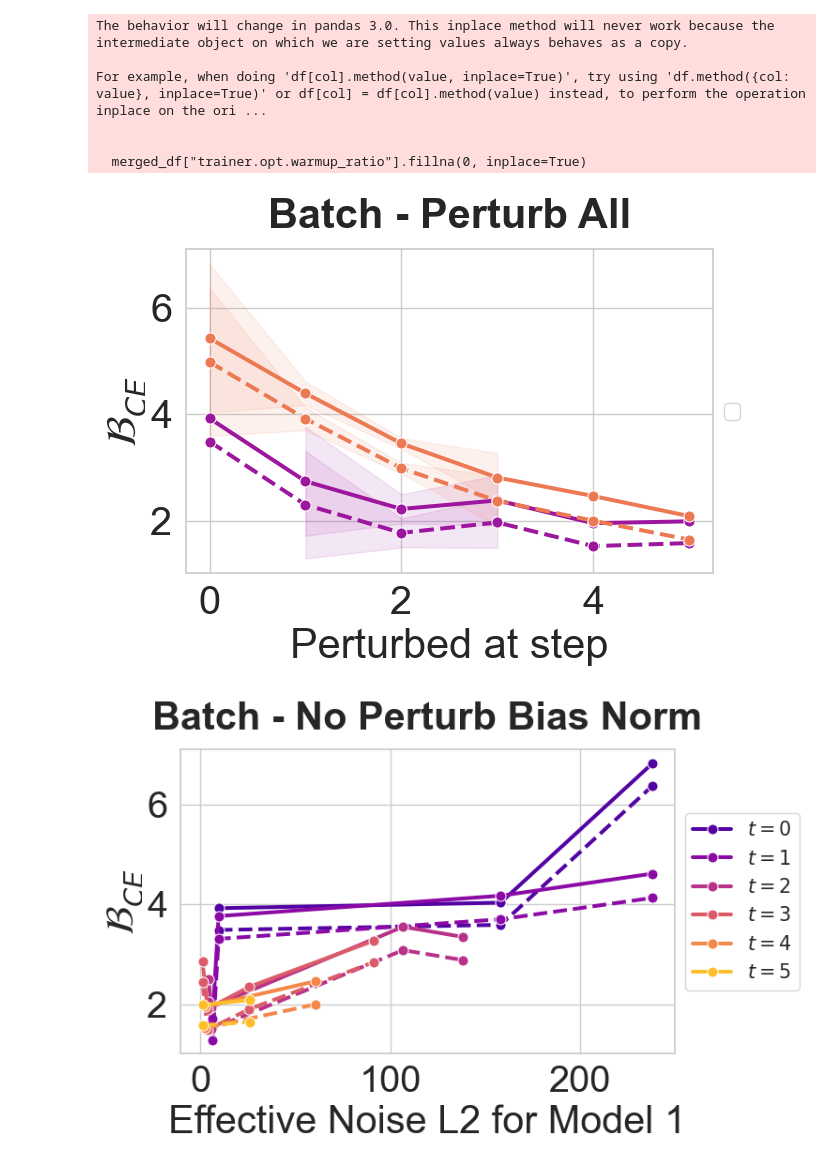
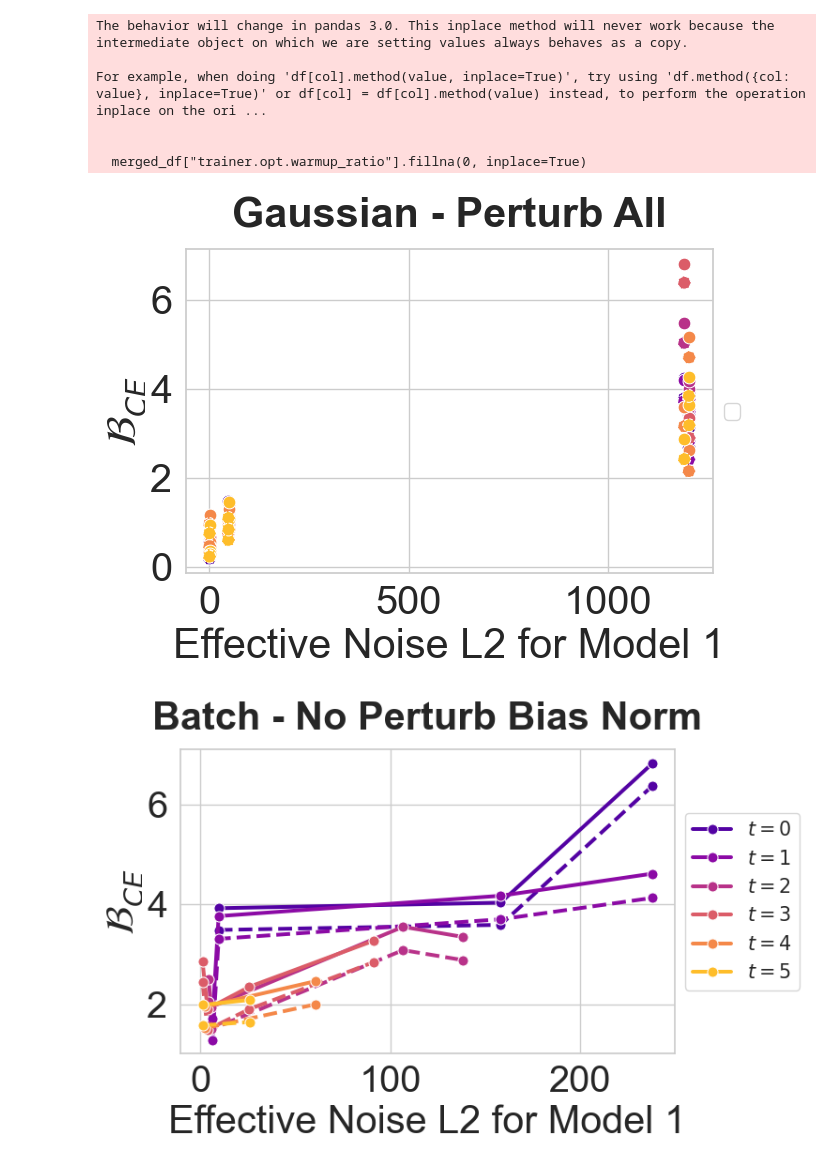
Before and after one commit to gsaltintas/lmc, a Jupyter notebook: notebooks/butterfly-plots.ipynb, the cells around one changed output. Drawn from its saved outputs; the diff is of its cells as text; code cells hidden in the pictures.

```diff
--- a/notebooks/butterfly-plots.ipynb
+++ b/notebooks/butterfly-plots.ipynb
@@ -81,7 +81,7 @@ filters = {
 grad_runs = api.runs(project,
                       filters=filters
                     )
-grad_runs = [run for run in grad_runs if len(run.config.get("dont_perturb_module_patterns", [])) > 0]
-# grad_runs = [run for run in grad_runs if len(run.config.get("dont_perturb_module_patterns", [])) == 0]
+# grad_runs = [run for run in grad_runs if len(run.config.get("dont_perturb_module_patterns", [])) > 0]
+grad_runs = [run for run in grad_runs if len(run.config.get("dont_perturb_module_patterns", [])) == 0]
 len(grad_runs)
 # %% [output]
@@ -128,18 +128,20 @@ For example, when doing 'df[col].method(value, inplace=True)', try using 'df.met
 # %%
 from lmc.logging.plot import plot_perturb_barrier
 perturb_method = "batch"
-# perturb_method = "gaussian"
+perturb_method = "gaussian"
 base_name = "lmc_train_0_1"
 base_name = "lmc_loss_train_0_1"
 zoom = "first"
 # zoom = None
 # zoom = "last"
 title = f"{perturb_method} - No perturb bias and norm".title()
 title = f"{perturb_method} - Perturb all".title()
+x_metric = "noise_l2_scaled_1"
+labels = ["perturb_step"]
 
-t = plot_perturb_barrier(merged_df, registry, perturb_method, base_name, x_metric="perturb_step", zoom=zoom, filter_bad_runs=False, separate_legend=False, plot_type="line", title=title)
+t = plot_perturb_barrier(merged_df, registry, perturb_method, base_name, zoom=zoom, filter_bad_runs=False, separate_legend=False, plot_type="scatter", title=title, x_metric=x_metric, labels=labels)
 # %% [output]
-[figure, old version]
+[figure, new version]
 # %%
 from lmc.logging.plot import plot_perturb_barrier
 perturb_method = "batch"
```
Also changed, not shown: parts of 6 cells of this notebook, 5 other files.
